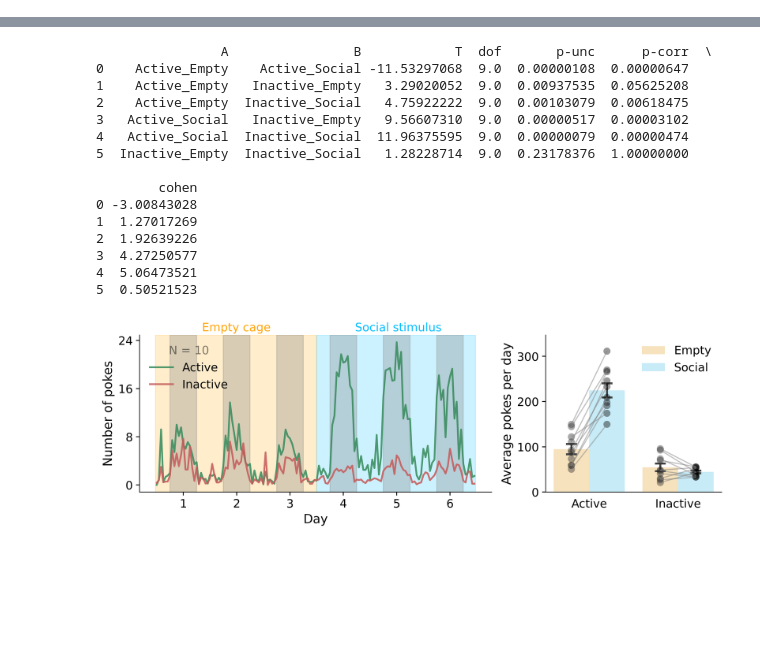
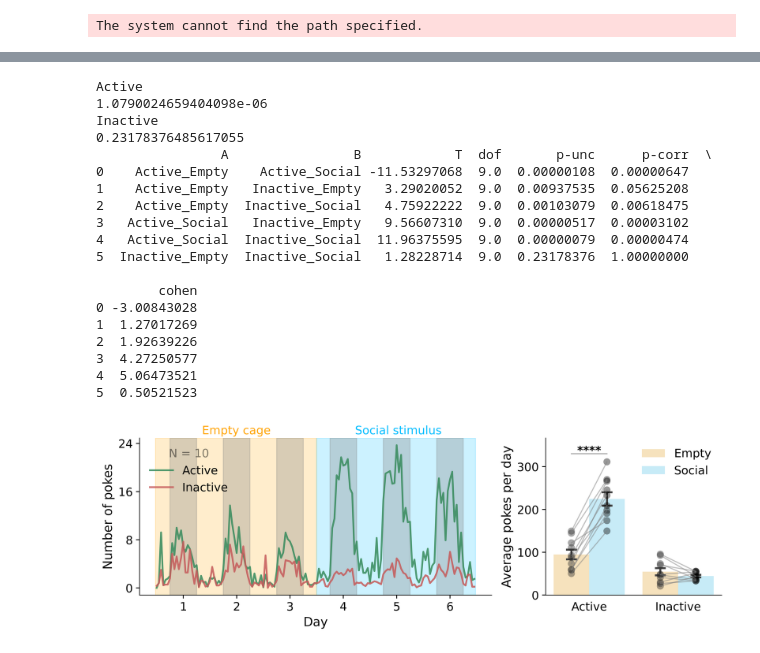
Before and after one commit to yiruchen4/Chen2026, a Jupyter notebook: Code/ChenFigure1.ipynb, the cells around one changed output, grey strips where cells are left out. Saved outputs shown, nothing was run; the diff lists cells and outputs as text; code cells hidden in the pictures; blank space fills up the shorter version.

```diff
--- a/Code/ChenFigure1.ipynb
+++ b/Code/ChenFigure1.ipynb
@@ -11,10 +11,11 @@ from matplotlib.ticker import MaxNLocator
 from IPython.display import Image
 import warnings
 import pingouin as pg
+from statsmodels.stats.power import TTestPower
 
 warnings.filterwarnings("ignore")
 
-def add_sig_line(ax, x1, x2, y, p_val, h=1):
+def add_sig_line(ax, x1, x2, y, p_val, h=7):
     if p_val < 0.0001:
         stars = '****'
     elif p_val < 0.001:
@@ -25,6 +26,9 @@ def add_sig_line(ax, x1, x2, y, p_val, h=1):
         stars = '*'
     else:
         return
-    ax.text((x1 + x2) / 2, y, stars, ha='center', va='bottom', fontsize=13, fontweight='bold')
+    ax.plot([x1, x2], [y + 2*h, y + 2*h], lw=1.2, c='darkgray')
+    ax.text((x1 + x2) / 2, y+h, stars, ha='center', va='bottom', fontsize=13, fontweight='bold')
+# %% [output]
+The system cannot find the path specified.
 # %%
 # @title Figure 1A
@@ -49,7 +53,10 @@ Image(url='https://github.com/yiruchen4/Chen2025/blob/main/Images/Figure%201D.pn
 # %%
 # @title Figure 1E-F
 # Load and preprocess data
-poke_counts = pd.read_csv(r"https://raw.githubusercontent.com/yiruchen4/Chen2025/main/Data/data_Figure1.csv")
+from scipy.stats import ttest_rel
+
+
+poke_counts = pd.read_csv(r"https://raw.githubusercontent.com/yiruchen4/Chen2026/main/Data/data_Figure1.csv")
 
 # === Combined Figure ===
 fig = plt.figure(figsize=(10, 3.5), dpi=600)
@@ -113,6 +120,19 @@ for interaction in avg_poke_counts['poke_reward'].unique():
             color="gray", alpha=0.5, linewidth=1.2, zorder=4
         )
 
+for interaction in avg_poke_counts['poke_reward'].unique():
+    subset = avg_poke_counts[avg_poke_counts['poke_reward'] == interaction]
+    empty = subset[subset["mode"] == "Empty"].sort_values("device_number")["count"].reset_index(drop=True)
+    social = subset[subset["mode"] == "Social"].sort_values("device_number")["count"].reset_index(drop=True)
+
+    if len(empty) == len(social):
+        t_stat, p_val = ttest_rel(empty, social)
+        print(interaction)
+        print(p_val)
+        # Choose vertical location above the taller bar
+        y_max = max(empty.max(), social.max())
+        add_sig_line(ax2, x_positions[interaction] - 0.2, x_positions[interaction] + 0.2, y_max + 5, p_val)
+
 ax2.set_ylim([0, ax2.get_ylim()[1]+20])
 ax2.set_xlabel("")
 ax2.set_ylabel("Average pokes per day", fontsize=14)
@@ -123,7 +143,7 @@ ax2.yaxis.set_major_locator(MaxNLocator(4, integer=True))
 handles, labels = ax2.get_legend_handles_labels()
 ax2.legend(handles[:2], labels[:2], fontsize=13, frameon=False)
 sns.despine(ax=ax2, left=False)
-# # ax2.text(0.5, 0.95, 'p < 0.0001', ha='center', va='bottom', fontsize=14, transform=ax2.transAxes)
+
 ax1.tick_params(
     axis='both',          # apply to x and y
     which='major',
@@ -153,31 +173,35 @@ df_posthoc = avg_poke_counts[["device_number", "count", "condition"]].copy()
 
 # Step 3: Run pairwise post-hoc test with Bonferroni correction
 pairwise = pg.pairwise_tests(
     data=df_posthoc,
     dv="count",
     within="condition",
     subject="device_number",
     padjust="bonf",   # Bonferroni correction
     effsize="cohen"   # Get Cohen's d
 )
 
 # Step 4: Show key results with high precision
 pd.set_option("display.precision", 8)
 print(pairwise[["A", "B", "T", "dof", "p-unc", "p-corr", "cohen"]])
 # %% [output]
+Active
+1.0790024659404098e-06
+Inactive
+0.23178376485617055
                 A                B            T  dof       p-unc      p-corr  \
 0    Active_Empty    Active_Social -11.53297068  9.0  0.00000108  0.00000647
 1    Active_Empty   Inactive_Empty   3.29020052  9.0  0.00937535  0.05625208
 2    Active_Empty  Inactive_Social   4.75922222  9.0  0.00103079  0.00618475
 3   Active_Social   Inactive_Empty   9.56607310  9.0  0.00000517  0.00003102
 4   Active_Social  Inactive_Social  11.96375595  9.0  0.00000079  0.00000474
 5  Inactive_Empty  Inactive_Social   1.28228714  9.0  0.23178376  1.00000000
 
         cohen
 0 -3.00843028
 1  1.27017269
 2  1.92639226
 3  4.27250577
 4  5.06473521
 5  0.50521523
-[figure, old version]
+[figure, new version]
```
Also changed, not shown: parts of 4 cells of this notebook.
